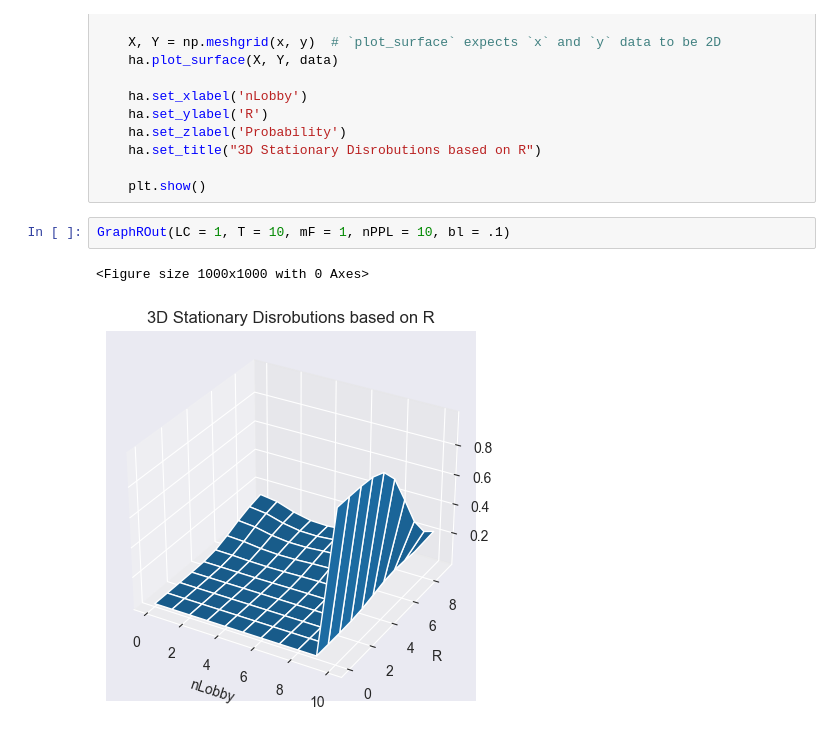
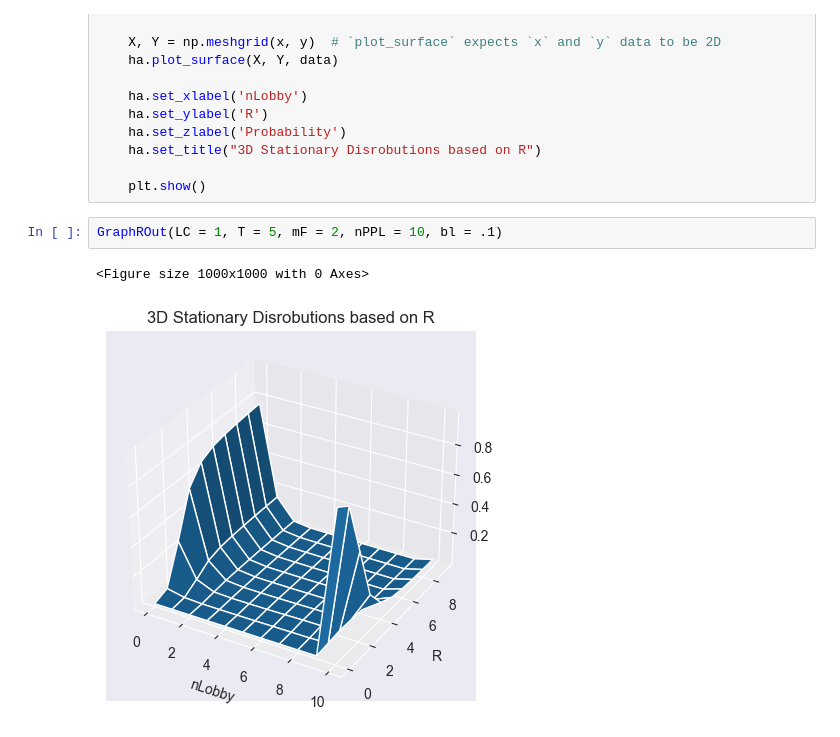
Before and after one commit to JTayMilli/391X, a Jupyter notebook: BoringTM.ipynb, the cells around one changed output. Cells and saved outputs as stored; diff of their text form.

```diff
--- a/BoringTM.ipynb
+++ b/BoringTM.ipynb
@@ -226,7 +226,7 @@ def GraphROut(LC, T, mF, nPPL, bl):
 
     plt.show()
 # %%
-GraphROut(LC = 1, T = 10, mF = 1, nPPL = 10, bl = .1)
+GraphROut(LC = 1, T = 5, mF = 2, nPPL = 10, bl = .1)
 # %% [output]
 <Figure size 1000x1000 with 0 Axes>
-[figure, old version]
+[figure, new version]
```
Also changed, not shown: parts of 1 cell of this notebook, 1 other file.
